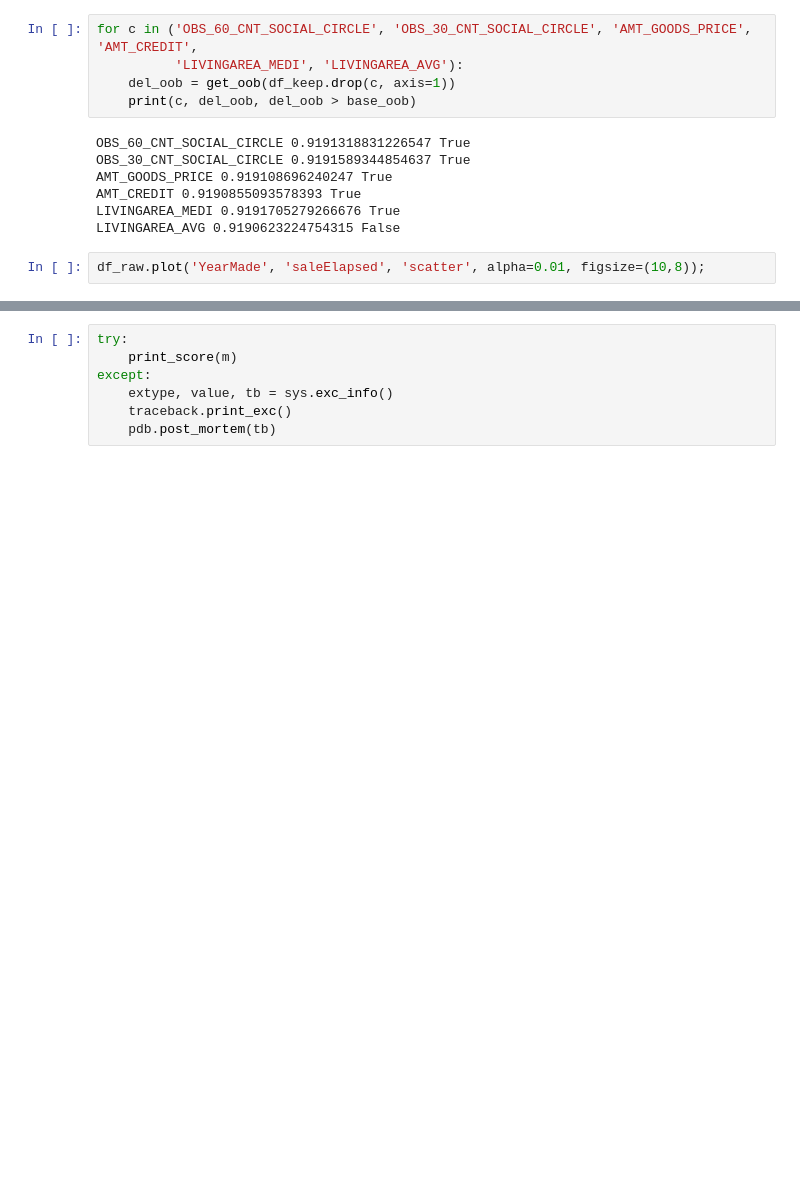
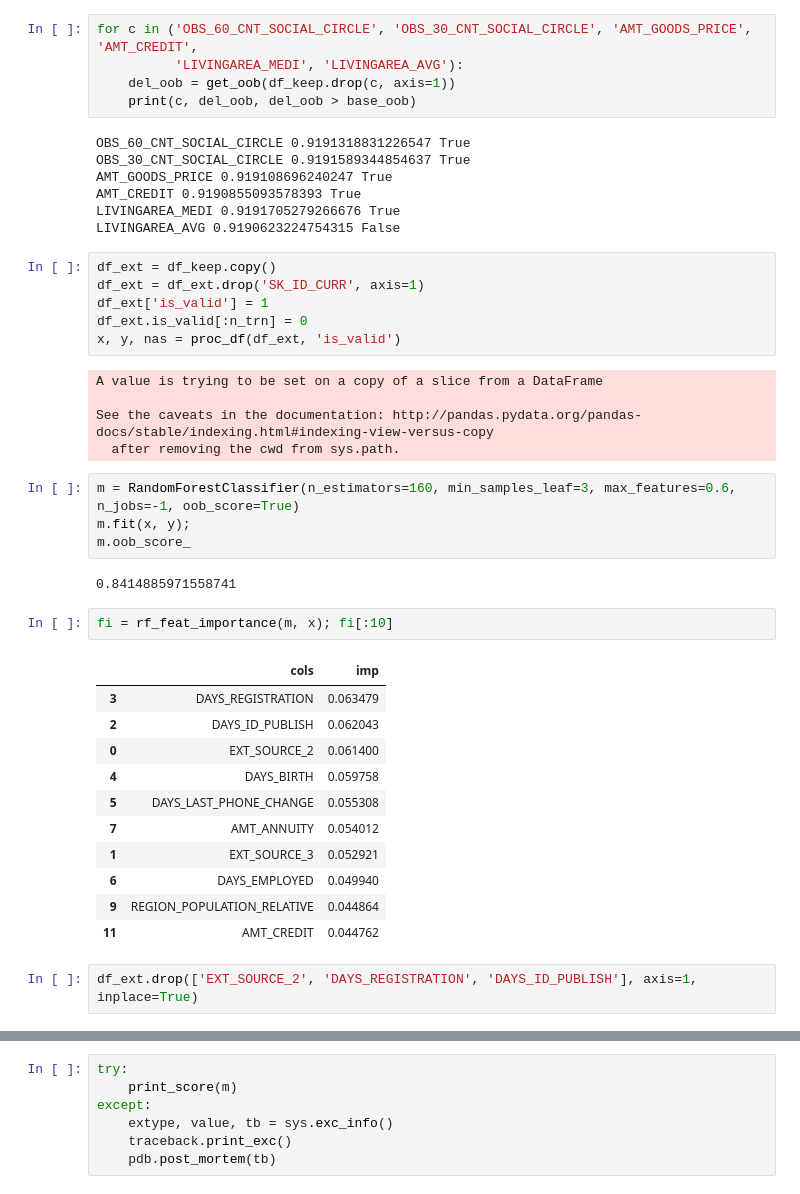
Before and after one commit to kugmax/fastai_learn, a Jupyter notebook: Home Credit Default Risk (random forest).ipynb, the cells around one changed output, grey strips where cells are left out. Cells and saved outputs as stored; diff of their text form; blank space fills up the shorter version.

```diff
--- a/Home Credit Default Risk (random forest).ipynb
+++ b/Home Credit Default Risk (random forest).ipynb
@@ -272,5 +272,36 @@ AMT_GOODS_PRICE 0.919108696240247 True
 AMT_CREDIT 0.9190855093578393 True
 LIVINGAREA_MEDI 0.9191705279266676 True
 LIVINGAREA_AVG 0.9190623224754315 False
-# %%
-df_raw.plot('YearMade', 'saleElapsed', 'scatter', alpha=0.01, figsize=(10,8));
+# %%
+df_ext = df_keep.copy()
+df_ext = df_ext.drop('SK_ID_CURR', axis=1)
+df_ext['is_valid'] = 1
+df_ext.is_valid[:n_trn] = 0
+x, y, nas = proc_df(df_ext, 'is_valid')
+# %% [output]
+A value is trying to be set on a copy of a slice from a DataFrame
+
+See the caveats in the documentation: http://pandas.pydata.org/pandas-docs/stable/indexing.html#indexing-view-versus-copy
+  after removing the cwd from sys.path.
+# %%
+m = RandomForestClassifier(n_estimators=160, min_samples_leaf=3, max_features=0.6, n_jobs=-1, oob_score=True)
+m.fit(x, y);
+m.oob_score_
+# %% [output]
+0.8414885971558741
+# %%
+fi = rf_feat_importance(m, x); fi[:10]
+# %% [output]
+|  | cols | imp |
+| 3 | DAYS_REGISTRATION | 0.063479 |
+| 2 | DAYS_ID_PUBLISH | 0.062043 |
+| 0 | EXT_SOURCE_2 | 0.061400 |
+| 4 | DAYS_BIRTH | 0.059758 |
+| 5 | DAYS_LAST_PHONE_CHANGE | 0.055308 |
+| 7 | AMT_ANNUITY | 0.054012 |
+| 1 | EXT_SOURCE_3 | 0.052921 |
+| 6 | DAYS_EMPLOYED | 0.049940 |
+| 9 | REGION_POPULATION_RELATIVE | 0.044864 |
+| 11 | AMT_CREDIT | 0.044762 |
+# %%
+df_ext.drop(['EXT_SOURCE_2', 'DAYS_REGISTRATION', 'DAYS_ID_PUBLISH'], axis=1, inplace=True)
```
Also changed, not shown: parts of 1 cell of this notebook, 1 other file.
